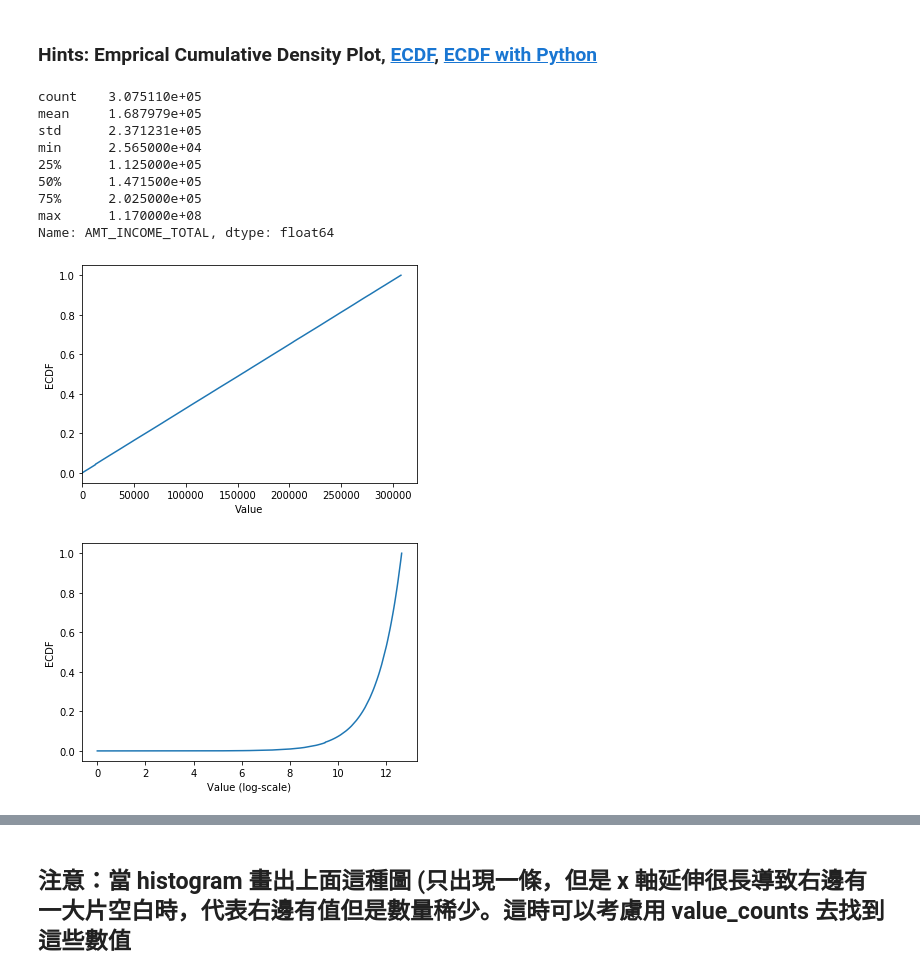
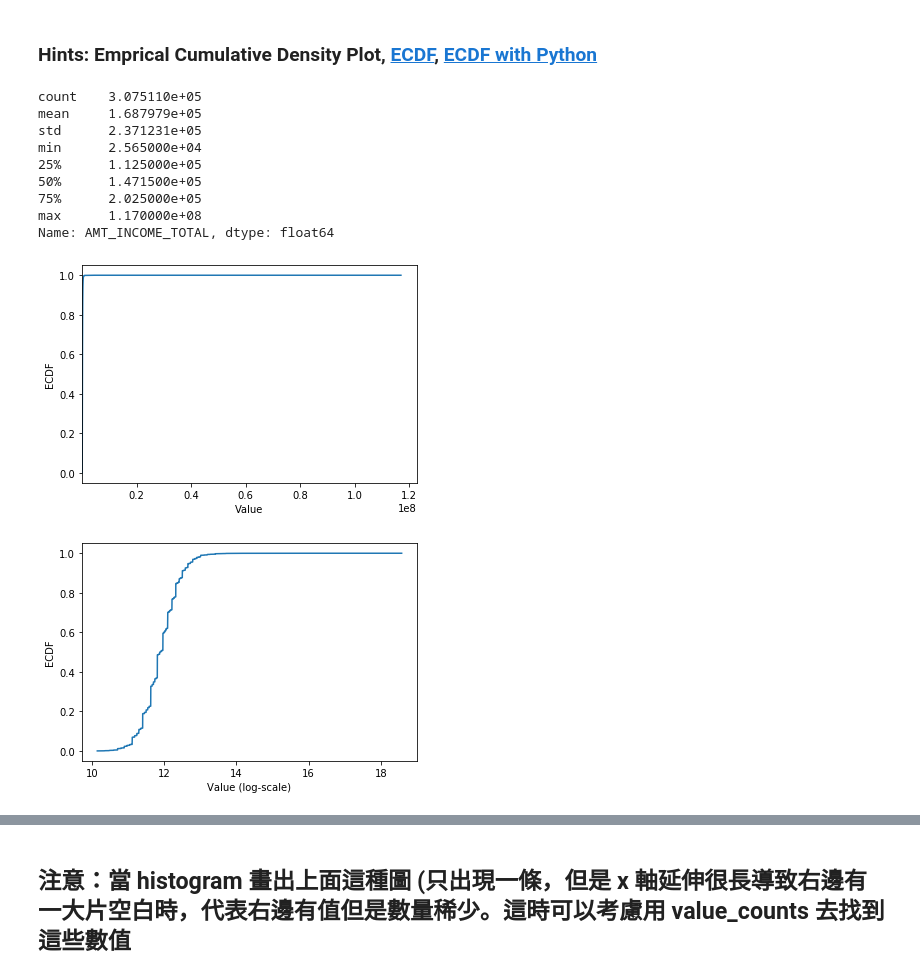
Before and after one commit to HengWeiBin/4th-ML100Days, a Jupyter notebook: homework/Day_009_HW.ipynb, the cells around one changed output, grey strips where cells are left out. Cells and saved outputs as stored; diff of their text form; code cells hidden in the pictures.

```diff
--- a/homework/Day_009_HW.ipynb
+++ b/homework/Day_009_HW.ipynb
@@ -92,37 +92,37 @@ print(app_train['AMT_INCOME_TOTAL'].describe())
 """
 YOUR CODE HERE
 """
-cdf = app_train['AMT_INCOME_TOTAL'].cumsum()
+cdf = app_train.AMT_INCOME_TOTAL.value_counts().sort_index().cumsum()
 
 
 plt.plot(list(cdf.index), cdf/cdf.max())
 plt.xlabel('Value')
 plt.ylabel('ECDF')
 plt.xlim([cdf.index.min(), cdf.index.max() * 1.05]) # 限制顯示圖片的範圍
 plt.ylim([-0.05,1.05]) # 限制顯示圖片的範圍
 
 plt.show()
 
 # 改變 y 軸的 Scale, 讓我們可以正常檢視 ECDF
 plt.plot(np.log(list(cdf.index)), cdf/cdf.max())
 plt.xlabel('Value (log-scale)')
 plt.ylabel('ECDF')
 
 plt.ylim([-0.05,1.05]) # 限制顯示圖片的範圍
 
 plt.show()
 # %% [output]
 count    3.075110e+05
 mean     1.687979e+05
 std      2.371231e+05
 min      2.565000e+04
 25%      1.125000e+05
 50%      1.471500e+05
 75%      2.025000e+05
 max      1.170000e+08
 Name: AMT_INCOME_TOTAL, dtype: float64
-[figure, old version]
+[figure, new version]
-[figure, old version]
+[figure, new version]
 # %% [markdown]
 ## 補充：Normal dist 的 ECDF
 ![ecdf_normal](https://au.mathworks.com/help/examples/stats/win64/PlotEmpiricalCdfAndCompareWithSamplingDistributionExample_01.png)
```
Also changed, not shown: parts of 3 cells of this notebook.
